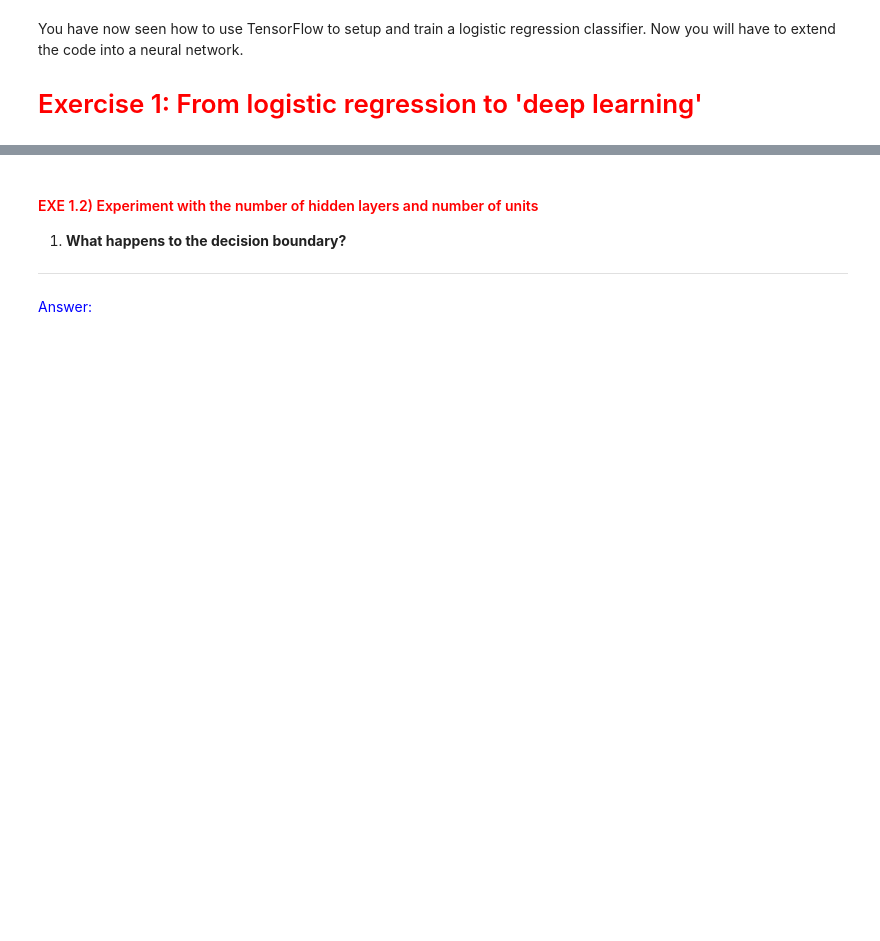
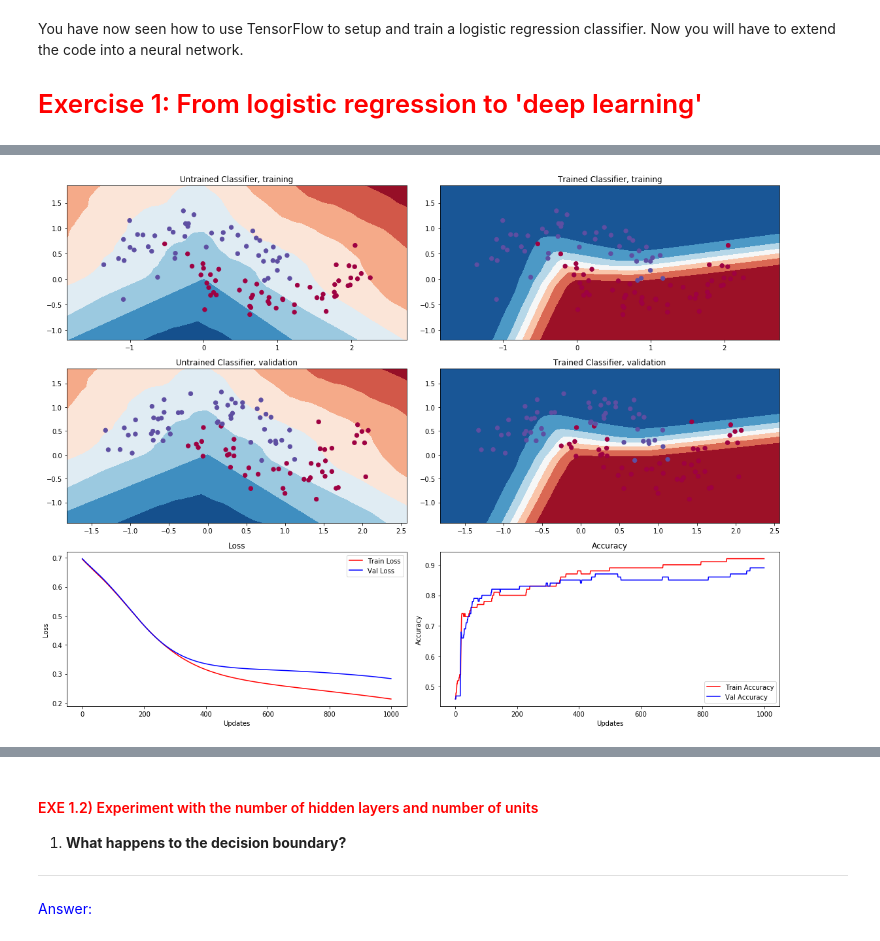
Before and after one commit to A-T-Kristensen/02456-deep-learning, a Jupyter notebook: notebooks/lab1_Introduction/5.TensorFlow.ipynb, the cells around one changed output, grey strips where cells are left out. Saved outputs shown, nothing was run; the diff lists cells and outputs as text; code cells hidden in the pictures; blank space fills up the shorter version.

```diff
--- a/notebooks/lab1_Introduction/5.TensorFlow.ipynb
+++ b/notebooks/lab1_Introduction/5.TensorFlow.ipynb
@@ -459,0 +511,5 @@ y = tf.nn.softmax(l_3) # <-- CHANGE!
+# %%
+with tf.Session() as sess:
+    sess.run(tf.global_variables_initializer())
+    tmp_def = utils.rename_nodes(sess.graph_def, lambda s:"/".join(s.split('_',1)))
+    utils.show_graph(tmp_def)
@@ -459,0 +518,86 @@ y = tf.nn.softmax(l_3) # <-- CHANGE!
+# %%
+
+num_epochs = 1000
+
+# restricting memory usage, TensorFlow is greedy and will use all memory otherwise
+gpu_opts = tf.GPUOptions(per_process_gpu_memory_fraction=0.2)
+
+train_cost, val_cost, train_acc, val_acc = [],[],[],[]
+with tf.Session(config=tf.ConfigProto(gpu_options=gpu_opts)) as sess:
+    try:
+        print('Begin training')
+        # initializing all variables
+        init = tf.global_variables_initializer()
+        sess.run(init)
+
+        ## Plotting
+        fig = plt.figure(figsize=(16,12))
+        fig.add_subplot(321)
+        plt.title("Untrained Classifier, training")
+        utils.plot_decision_boundary(lambda x: pred(x, sess), X_tr, y_tr)
+        fig.add_subplot(323)
+        plt.title("Untrained Classifier, validation")
+        utils.plot_decision_boundary(lambda x: pred(x, sess), X_val, y_val)
+
+        for e in range(num_epochs):
+            ### TRAINING ###
+            # what to feed to our train_op
+            # notice we onehot encode our predictions to change shape from (batch,) -> (batch, num_output)
+            feed_dict_train = {x_pl: X_tr, y_: utils.onehot(y_tr, num_output)}
+
+            # deciding which parts to fetch, train_op makes the classifier "train"
+            fetches_train = [train_op, cross_entropy, accuracy]
+
+            # running the train_op
+            res = sess.run(fetches=fetches_train, feed_dict=feed_dict_train)
+            # storing cross entropy (second fetch argument, so index=1)
+            train_cost += [res[1]]
+            train_acc += [res[2]]
+
+            ### VALIDATING ###
+            # what to feed our accuracy op
+            feed_dict_valid = {x_pl: X_val, y_: utils.onehot(y_val, num_output)}
+
+            # deciding which parts to fetch
+            fetches_valid = [cross_entropy, accuracy]
+
+            # running the validation
+            res = sess.run(fetches=fetches_valid, feed_dict=feed_dict_valid)
+            val_cost += [res[0]]
+            val_acc += [res[1]]
+
+
+            if e % 100 == 0:
+                print("Epoch %i, Train Cost: %0.3f\tVal Cost: %0.3f\t Val acc: %0.3f" \
+                      %(e, train_cost[-1],val_cost[-1],val_acc[-1]))
+
+        ## Plotting
+        fig.add_subplot(322)
+        plt.title("Trained Classifier, training")
+        utils.plot_decision_boundary(lambda x: pred(x, sess), X_tr, y_tr)
+        fig.add_subplot(324)
+        plt.title("Trained Classifier, validation")
+        utils.plot_decision_boundary(lambda x: pred(x, sess), X_val, y_val)
+
+        epoch = np.arange(len(train_cost))
+        fig.add_subplot(325)
+        plt.title('Loss')
+        plt.plot(epoch, train_cost,'r', label='Train Loss')
+        plt.plot(epoch, val_cost,'b', label='Val Loss')
+        plt.legend()
+        plt.xlabel('Updates'), plt.ylabel('Loss')
+
+        fig.add_subplot(326)
+        plt.title('Accuracy')
+        plt.plot(epoch, train_acc,'r', label='Train Accuracy')
+        plt.plot(epoch, val_acc,'b', label='Val Accuracy')
+        plt.legend(loc=4)
+        plt.xlabel('Updates'), plt.ylabel('Accuracy')
+
+        plt.tight_layout()
+        plt.show()
+    except KeyboardInterrupt:
+        print('KeyboardInterrupt')
+
+print('Done')
+# %% [output]
@@ -459,0 +615 @@ y = tf.nn.softmax(l_3) # <-- CHANGE!
+[figure, added]
```
Also changed, not shown: parts of 18 cells of this notebook, 1 other file.
